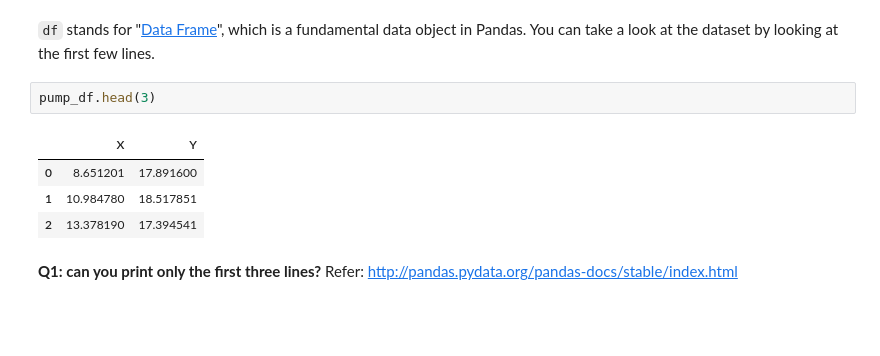
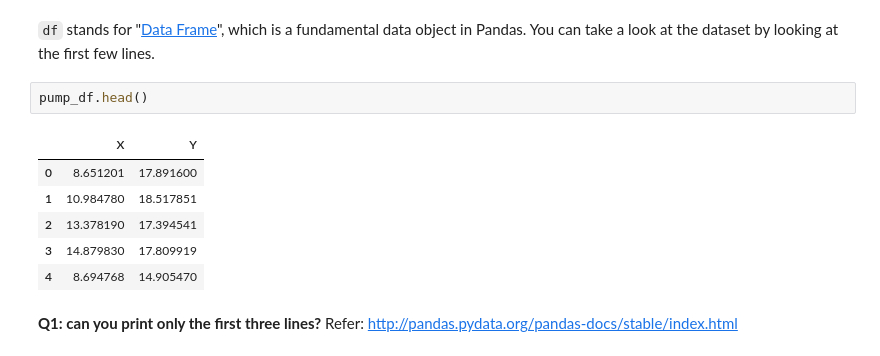
Before and after one commit to Rodi-Khalil/Script-Ninjas, a Jupyter notebook: Individual_work/dsb_{s215678}.ipynb, the cells around one changed output. Saved outputs shown, nothing was run; the diff lists cells and outputs as text; blank space fills up the shorter version.

```diff
--- a/Individual_work/dsb_{s215678}.ipynb
+++ b/Individual_work/dsb_{s215678}.ipynb
@@ -42,11 +42,13 @@ pump_df = pd.read_csv('https://raw.githubusercontent.com/yy/dviz-course/master/d
 # %% [markdown]
 `df` stands for "[Data Frame](https://pandas.pydata.org/pandas-docs/stable/dsintro.html#dataframe)", which is a fundamental data object in Pandas. You can take a look at the dataset by looking at the first few lines.
 # %%
-pump_df.head(3)
+pump_df.head()
 # %% [output]
 |  | X | Y |
 | 0 | 8.651201 | 17.891600 |
 | 1 | 10.984780 | 18.517851 |
 | 2 | 13.378190 | 17.394541 |
+| 3 | 14.879830 | 17.809919 |
+| 4 | 8.694768 | 14.905470 |
 # %% [markdown]
 **Q1: can you print only the first three lines?** Refer: http://pandas.pydata.org/pandas-docs/stable/index.html
```
Also changed, not shown: parts of 6 cells of this notebook, 4 other files.
